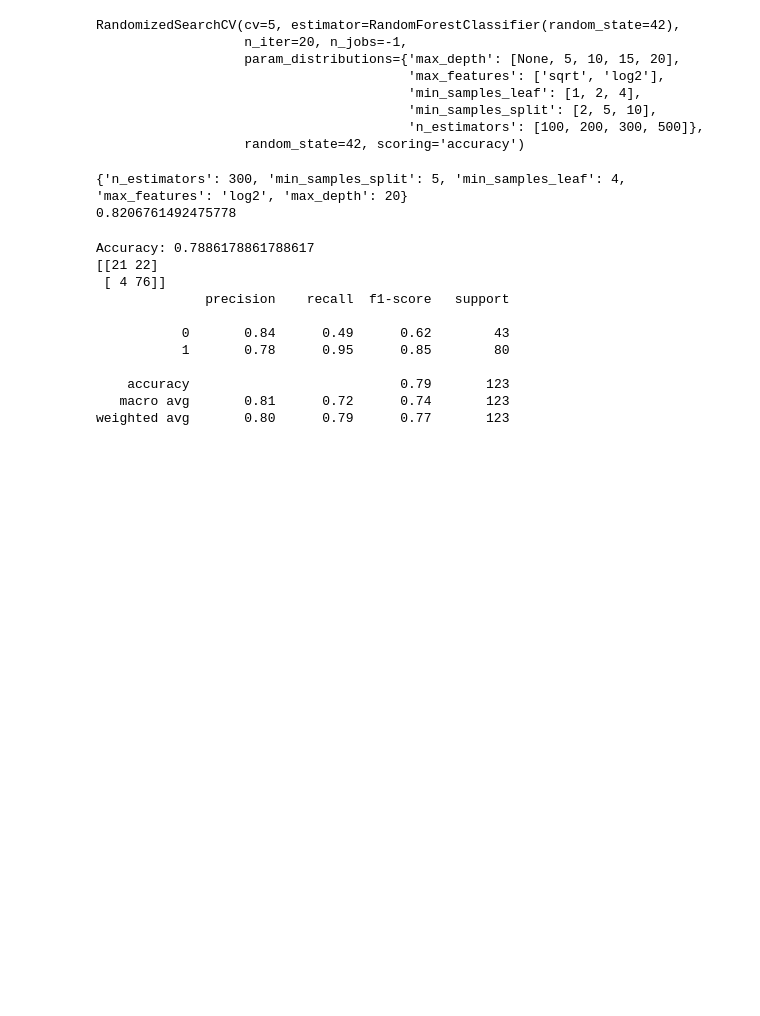
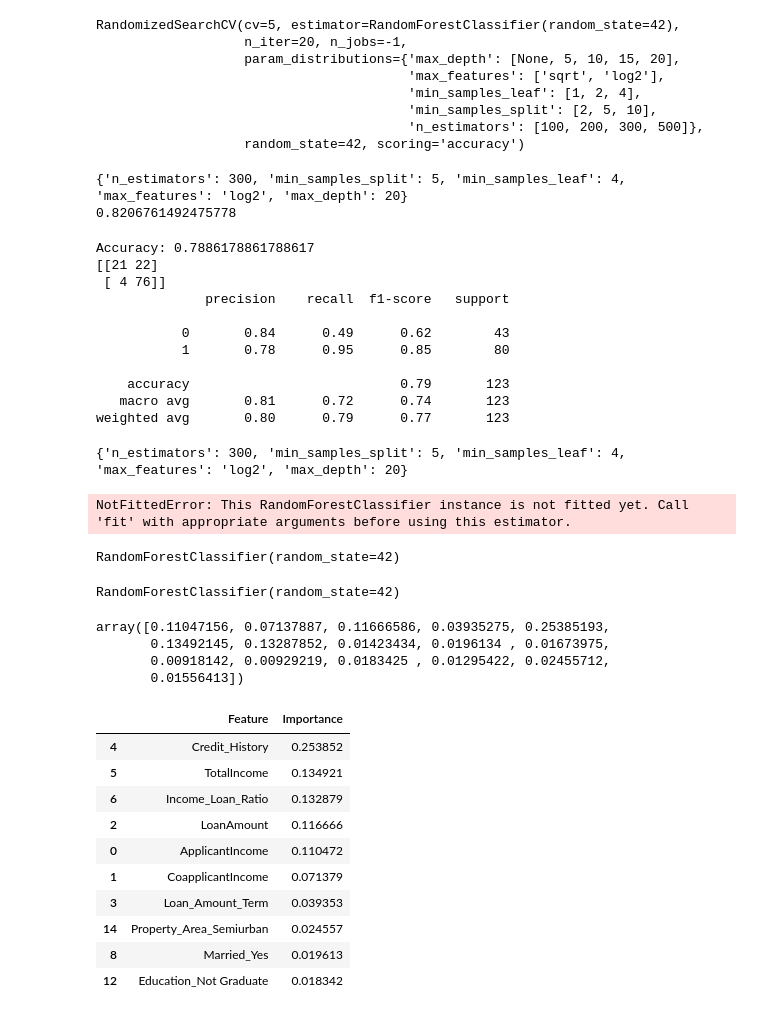
Before and after one commit to ArindamRout07/loan-approval-predictor, a Jupyter notebook: notebooks/EDA.ipynb, the cells around one changed output. Saved outputs shown, nothing was run; the diff lists cells and outputs as text; code cells hidden in the pictures; blank space fills up the shorter version.

```diff
--- a/notebooks/EDA.ipynb
+++ b/notebooks/EDA.ipynb
@@ -643,3 +643,67 @@ Accuracy: 0.7886178861788617
     accuracy                           0.79       123
    macro avg       0.81      0.72      0.74       123
 weighted avg       0.80      0.79      0.77       123
+# %%
+print(random_search.best_params_)
+# %% [output]
+{'n_estimators': 300, 'min_samples_split': 5, 'min_samples_leaf': 4, 'max_features': 'log2', 'max_depth': 20}
+# %%
+importance = pd.DataFrame({
+    "Feature": X.columns,
+    "Importance": rf.feature_importances_
+})
+
+importance = importance.sort_values(
+    by="Importance",
+    ascending=False
+)
+
+importance.head(10)
+# %% [output]
+NotFittedError: This RandomForestClassifier instance is not fitted yet. Call 'fit' with appropriate arguments before using this estimator.
+# %%
+rf
+# %% [output]
+RandomForestClassifier(random_state=42)
+# %%
+from sklearn.ensemble import RandomForestClassifier
+
+rf = RandomForestClassifier(
+    n_estimators=100,
+    random_state=42
+)
+
+rf.fit(X_train, y_train)
+# %% [output]
+RandomForestClassifier(random_state=42)
+# %%
+rf.feature_importances_
+# %% [output]
+array([0.11047156, 0.07137887, 0.11666586, 0.03935275, 0.25385193,
+       0.13492145, 0.13287852, 0.01423434, 0.0196134 , 0.01673975,
+       0.00918142, 0.00929219, 0.0183425 , 0.01295422, 0.02455712,
+       0.01556413])
+# %%
+importance = pd.DataFrame({
+    "Feature": X.columns,
+    "Importance": rf.feature_importances_
+})
+
+importance = importance.sort_values(
+    by="Importance",
+    ascending=False
+)
+
+importance.head(10)
+# %% [output]
+|  | Feature | Importance |
+| 4 | Credit_History | 0.253852 |
+| 5 | TotalIncome | 0.134921 |
+| 6 | Income_Loan_Ratio | 0.132879 |
+| 2 | LoanAmount | 0.116666 |
+| 0 | ApplicantIncome | 0.110472 |
+| 1 | CoapplicantIncome | 0.071379 |
+| 3 | Loan_Amount_Term | 0.039353 |
+| 14 | Property_Area_Semiurban | 0.024557 |
+| 8 | Married_Yes | 0.019613 |
+| 12 | Education_Not Graduate | 0.018342 |
```
Also changed, not shown: parts of 1 cell of this notebook, 1 other file.
